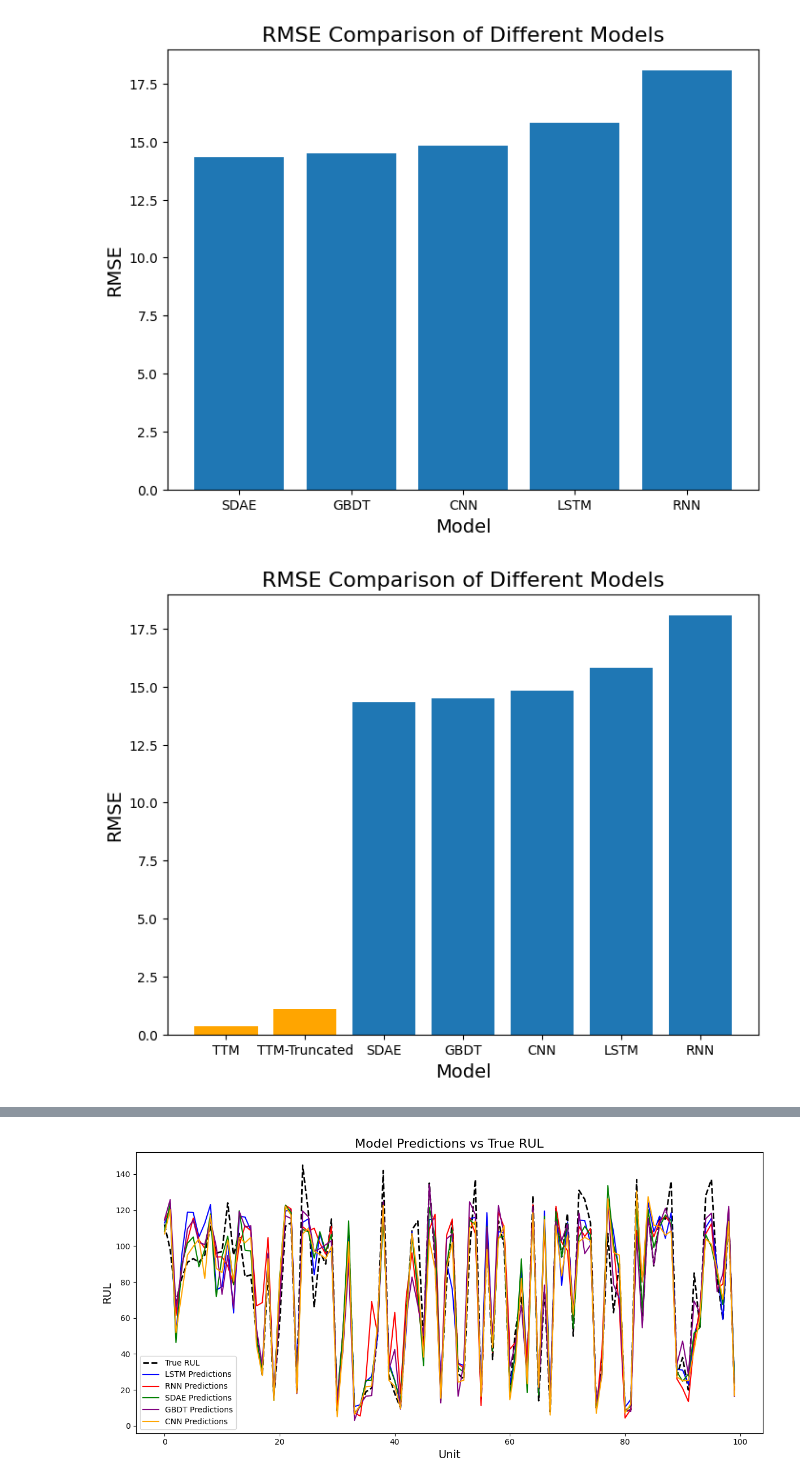
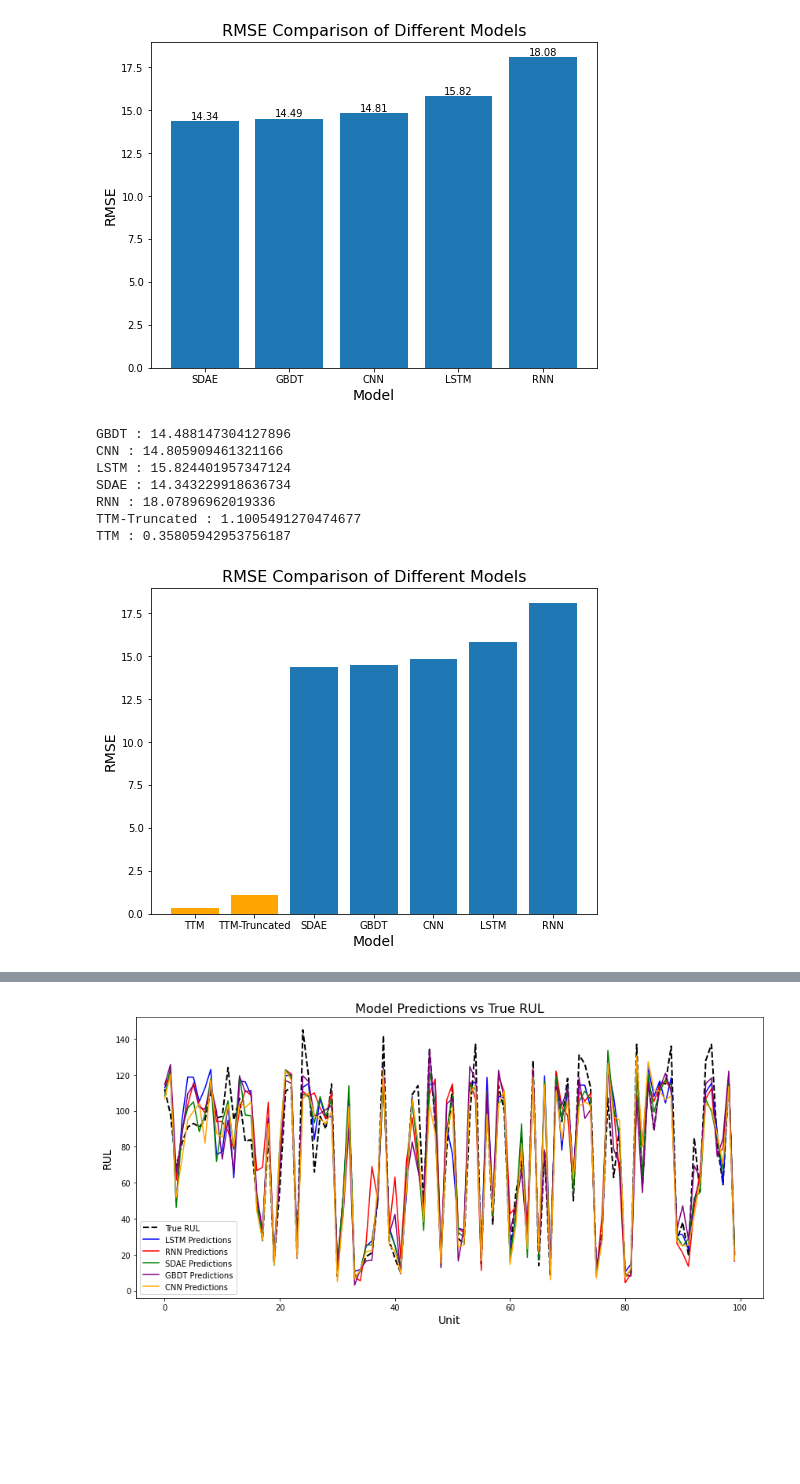
Before and after one commit to sakinanazarali/RUL_Prediction, a Jupyter notebook: models/Visualizations.ipynb, the cells around one changed output, grey strips where cells are left out. Drawn from its saved outputs; the diff is of its cells as text; code cells hidden in the pictures; blank space fills up the shorter version.

```diff
--- a/models/Visualizations.ipynb
+++ b/models/Visualizations.ipynb
@@ -6,22 +7,25 @@ from sklearn.metrics import mean_squared_error
 # %%
 # model names and their corresponding RMSE values
 models = ['GBDT', 'CNN', 'LSTM', 'SDAE', 'RNN']
 rmse_values = [14.488147304127896, 14.805909461321166, 15.824401957347124, 14.343229918636734, 18.07896962019336]
 
 # sort models and RMSE values in ascending order of RMSE
 sorted_models_rmse = sorted(zip(rmse_values, models))
 sorted_rmse_values, sorted_models = zip(*sorted_models_rmse)
 
 plt.figure(figsize=(8, 6))
 plt.bar(sorted_models, sorted_rmse_values)
 
+for i in range(len(sorted_models)):
+    plt.text(i, round(sorted_rmse_values[i], 2), round(sorted_rmse_values[i], 2), ha = 'center', va = 'bottom')
+
 plt.title('RMSE Comparison of Different Models', fontsize=16)
 plt.xlabel('Model', fontsize=14)
 plt.ylabel('RMSE', fontsize=14)
 
 plt.show()
 # %% [output]
-[figure, old version]
+[figure, new version]
 # %%
 import matplotlib.pyplot as plt
 
@@ -29,6 +33,9 @@ import matplotlib.pyplot as plt
 models = ['GBDT', 'CNN', 'LSTM', 'SDAE', 'RNN', 'TTM-Truncated', 'TTM']
 rmse_values = [14.488147304127896, 14.805909461321166, 15.824401957347124,
                14.343229918636734, 18.07896962019336, 1.1005491270474677, 0.35805942953756187]
+
+for i, mod in enumerate(models):
+    print(mod, ":", rmse_values[i])
 
 # sort models and RMSE values in ascending order of RMSE
 sorted_models_rmse = sorted(zip(rmse_values, models))
@@ -47,7 +54,14 @@ plt.ylabel('RMSE', fontsize=14)
 
 plt.show()
 # %% [output]
+GBDT : 14.488147304127896
+CNN : 14.805909461321166
+LSTM : 15.824401957347124
+SDAE : 14.343229918636734
+RNN : 18.07896962019336
+TTM-Truncated : 1.1005491270474677
+TTM : 0.35805942953756187
-[figure, old version]
+[figure, new version]
 # %%
 import numpy as np
 import pickle
```
Also changed, not shown: parts of 22 cells of this notebook.
